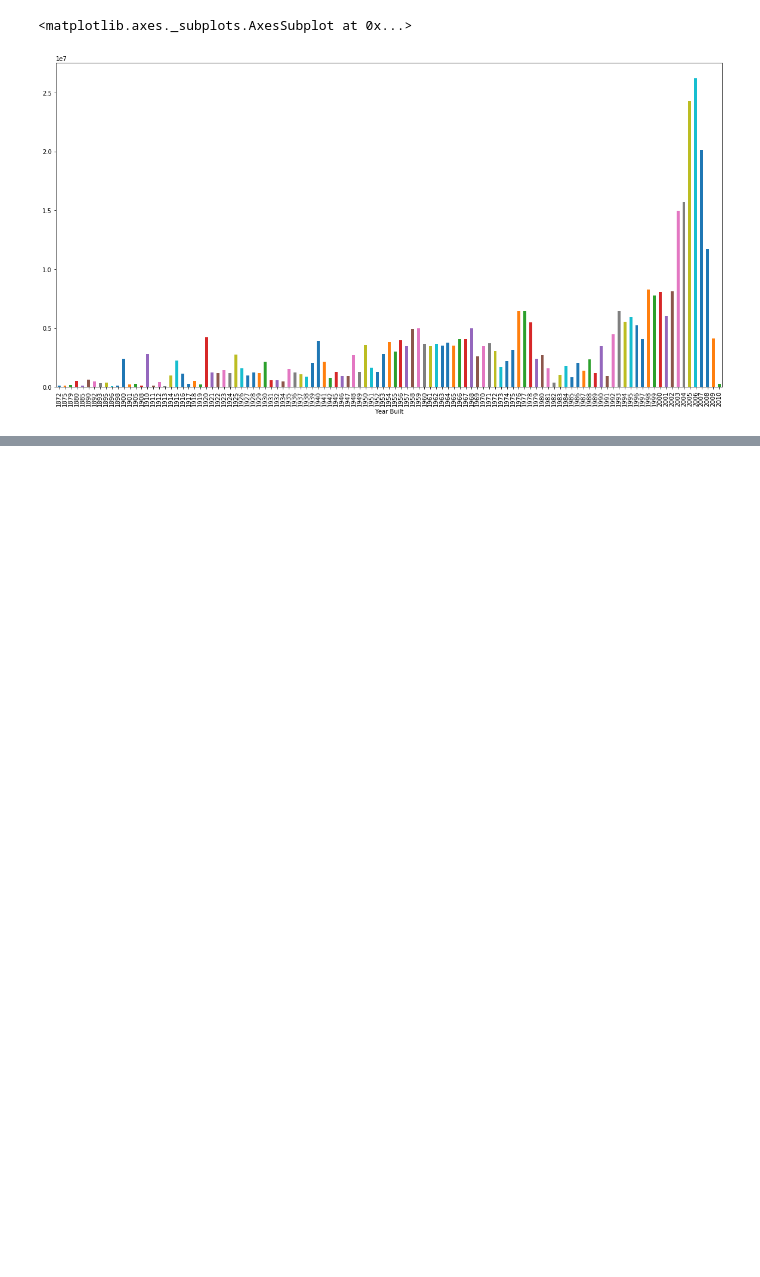
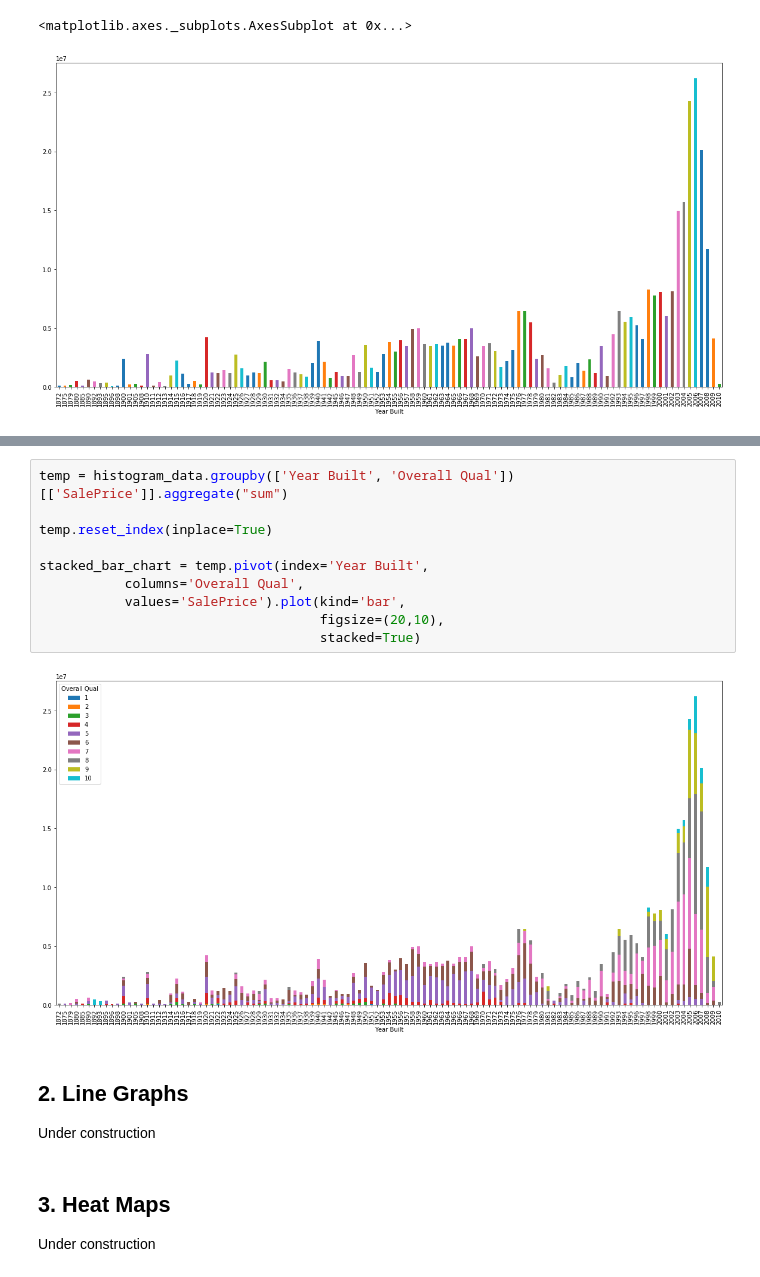
Before and after one commit to rajangdavis/fgr, a Jupyter notebook: jupyter_proofs/fgr v0.0.1.ipynb, the cells around one changed output, grey strips where cells are left out. Drawn from its saved outputs; the diff is of its cells as text; blank space fills up the shorter version.

```diff
--- a/jupyter_proofs/fgr v0.0.1.ipynb
+++ b/jupyter_proofs/fgr v0.0.1.ipynb
@@ -66,0 +121,20 @@ histogram_data.groupby("Year Built")['SalePrice'].aggregate("sum").plot(kind="ba
+# %%
+temp = histogram_data.groupby(['Year Built', 'Overall Qual'])[['SalePrice']].aggregate("sum")
+
+temp.reset_index(inplace=True)
+
+stacked_bar_chart = temp.pivot(index='Year Built',
+           columns='Overall Qual',
+           values='SalePrice').plot(kind='bar',
+                                    figsize=(20,10),
+                                    stacked=True)
+# %% [output]
+[figure, added]
+# %% [markdown]
+## 2. Line Graphs
+
+Under construction
+# %% [markdown]
+## 3. Heat Maps
+
+Under construction
```
Also changed, not shown: parts of 9 cells of this notebook.
